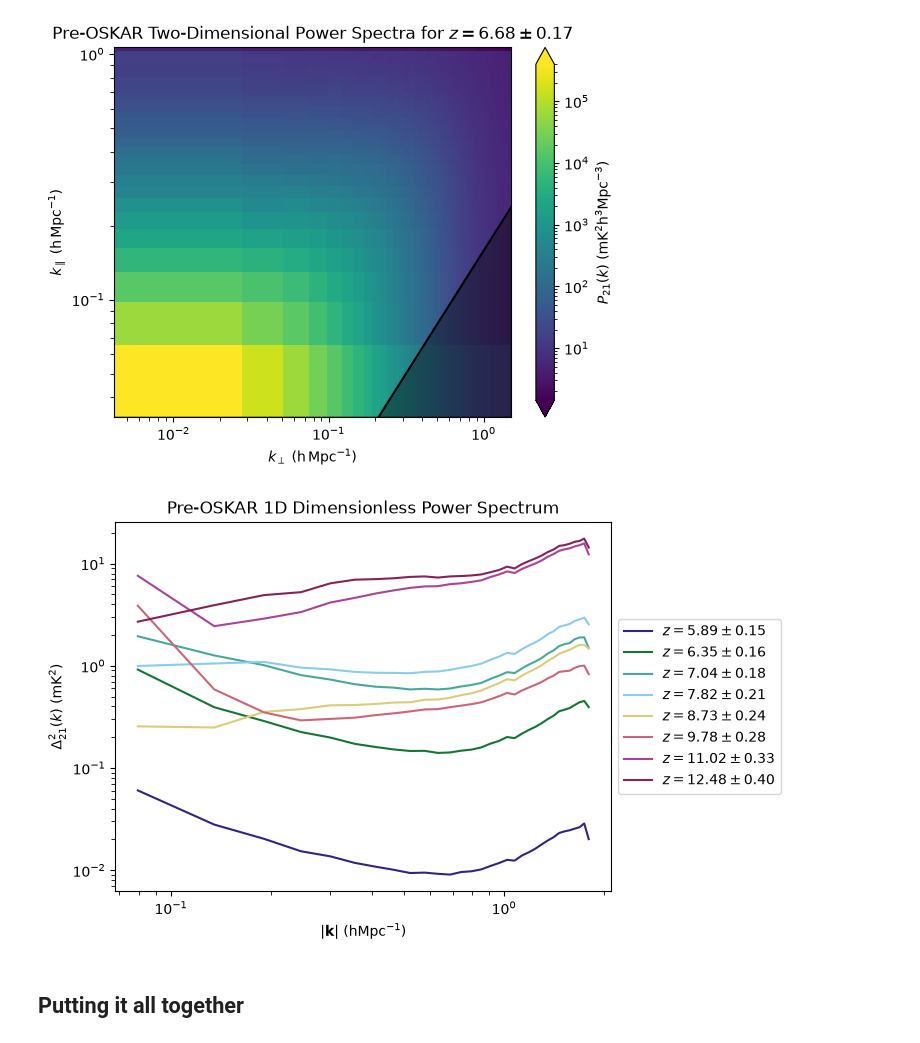
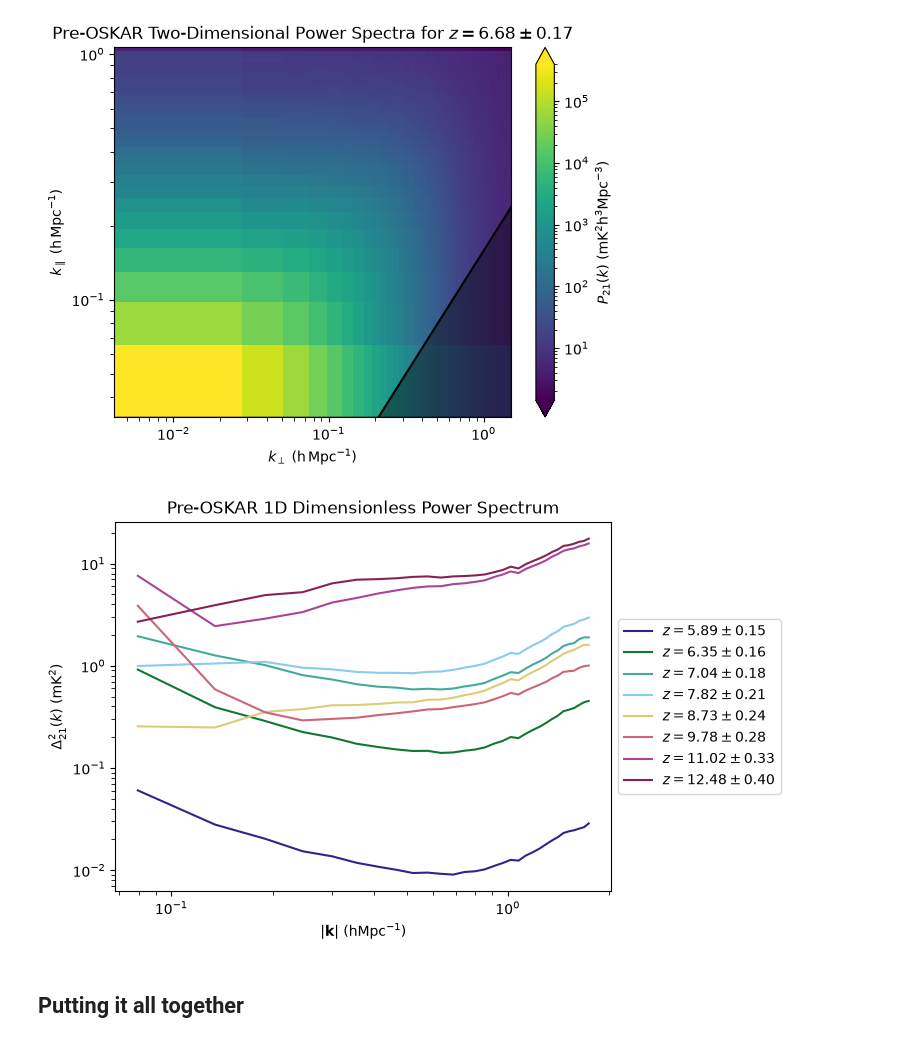
Before and after one commit to oliviax727/phd-programs, a Jupyter notebook: oskar-chips/h5-to-ps.ipynb, the cells around one changed output. Cells and saved outputs as stored; diff of their text form; code cells hidden in the pictures.

```diff
--- a/oskar-chips/h5-to-ps.ipynb
+++ b/oskar-chips/h5-to-ps.ipynb
@@ -423,34 +406,34 @@ def plot_1dps_axis(ax, k, ps1d, z_bin, color = (0.0, 0.0, 0.0), plot_extras = Tr
 # %%
 fig, ax = plt.subplots()
 
 tol_color = [
     "#332288",
     "#117733",
     "#44aa99",
     "#88ccee",
     "#ddcc77",
     "#cc6677",
     "#aa4499",
     "#882255",
 ]
 
 for i in range(8):
 
     chunk_sel = int(i * chunk_values.shape[0] / 8) + 2
 
     chunk = chunk_values[chunk_sel, :, :, :]
     cvox = chunk_voxels[chunk_sel, :, :, :]
     czbn = chunk_z_bins[chunk_sel]
 
     ps2d, k_perp, k_para = cylindrical_power_spectrum(*cubic_power_spectra(chunk, cvox))
 
     ps1d, k = dimensionless_power_spectrum(ps2d, k_perp, k_para)
 
-    plot_1dps_axis(ax, k, ps1d, czbn, tol_color[i], i == 7)
+    plot_1dps_axis(ax, k[:-1], ps1d[:-1], czbn, tol_color[i], i == 7)
 
 plt.show()
 # %% [output]
-[figure, old version]
+[figure, new version]
 # %% [markdown]
 ## Putting it all together
 # %%
```
Also changed, not shown: parts of 1 cell of this notebook, 1 other file.
